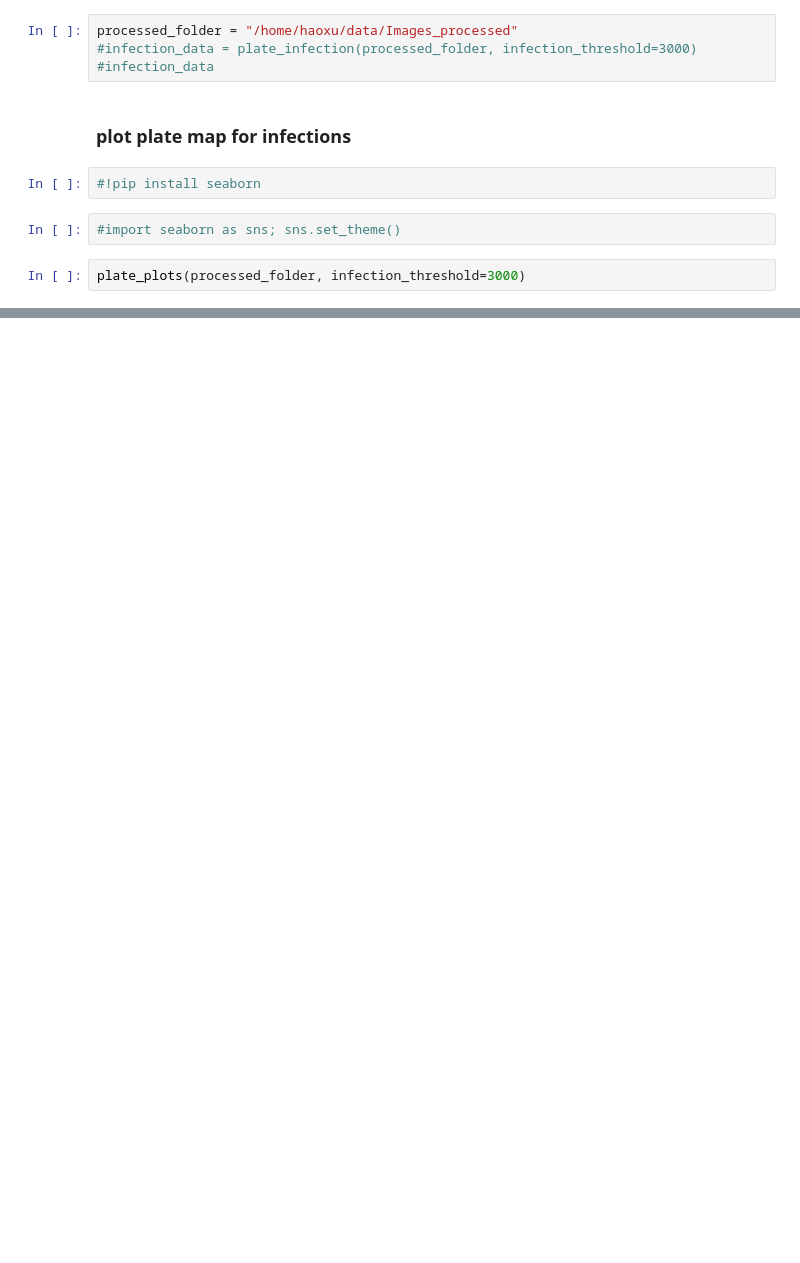
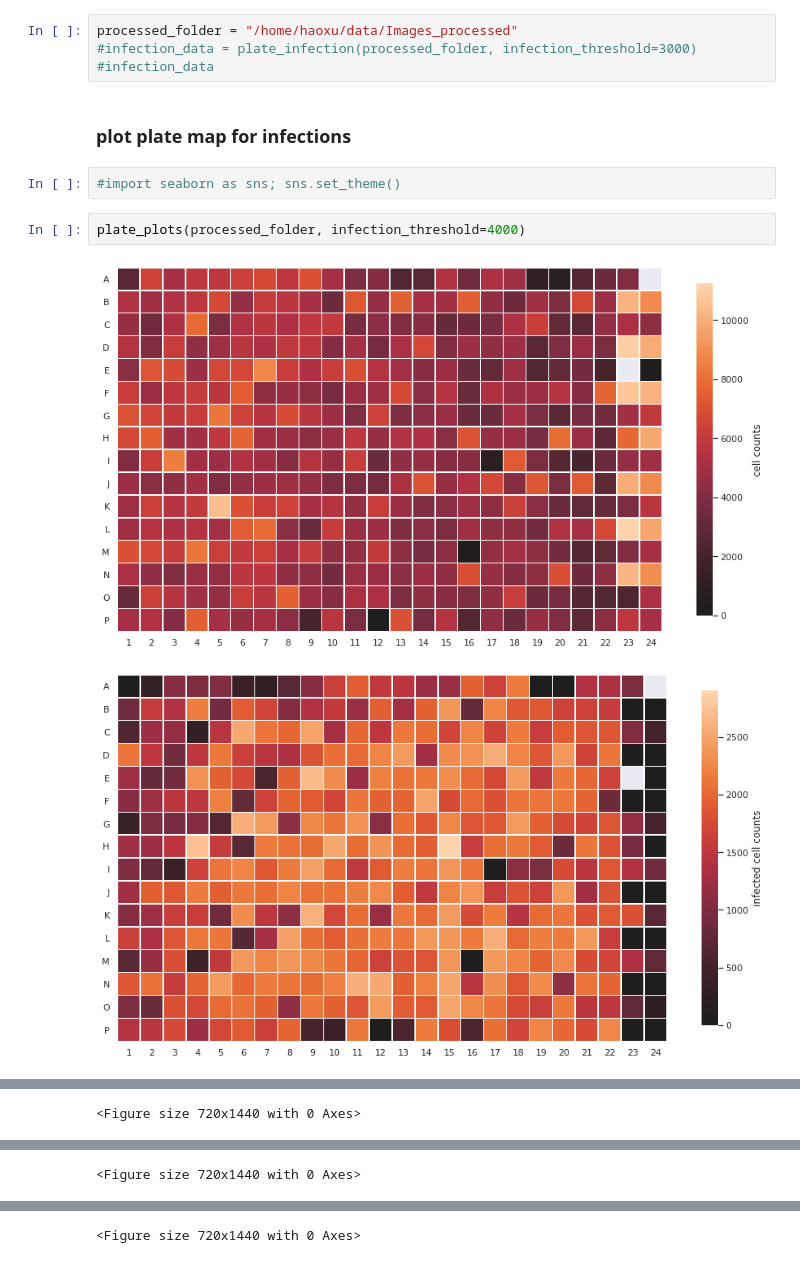
Before and after one commit to haoxusci/cellpose_applications, a Jupyter notebook: covid_screening_pipeline.ipynb, the cells around one changed output, grey strips where cells are left out. Saved outputs shown, nothing was run; the diff lists cells and outputs as text; blank space fills up the shorter version.

Commit message:
plot categorical plots

```diff
--- a/covid_screening_pipeline.ipynb
+++ b/covid_screening_pipeline.ipynb
@@ -79,9 +82,10 @@ processed_folder = "/home/haoxu/data/Images_processed"
 #infection_data
 # %% [markdown]
 ### plot plate map for infections
-# %%
-#!pip install seaborn
 # %%
 #import seaborn as sns; sns.set_theme()
 # %%
-plate_plots(processed_folder, infection_threshold=3000)
+plate_plots(processed_folder, infection_threshold=4000)
+# %% [output]
+[figure, added]
+[figure, added]
@@ -87,0 +93 @@ plate_plots(processed_folder, infection_threshold=3000)
+<Figure size 720x1440 with 0 Axes>
@@ -87,0 +95 @@ plate_plots(processed_folder, infection_threshold=3000)
+<Figure size 720x1440 with 0 Axes>
@@ -87,0 +97 @@ plate_plots(processed_folder, infection_threshold=3000)
+<Figure size 720x1440 with 0 Axes>
```
Also changed, not shown: parts of 16 cells of this notebook, 2 other files.
